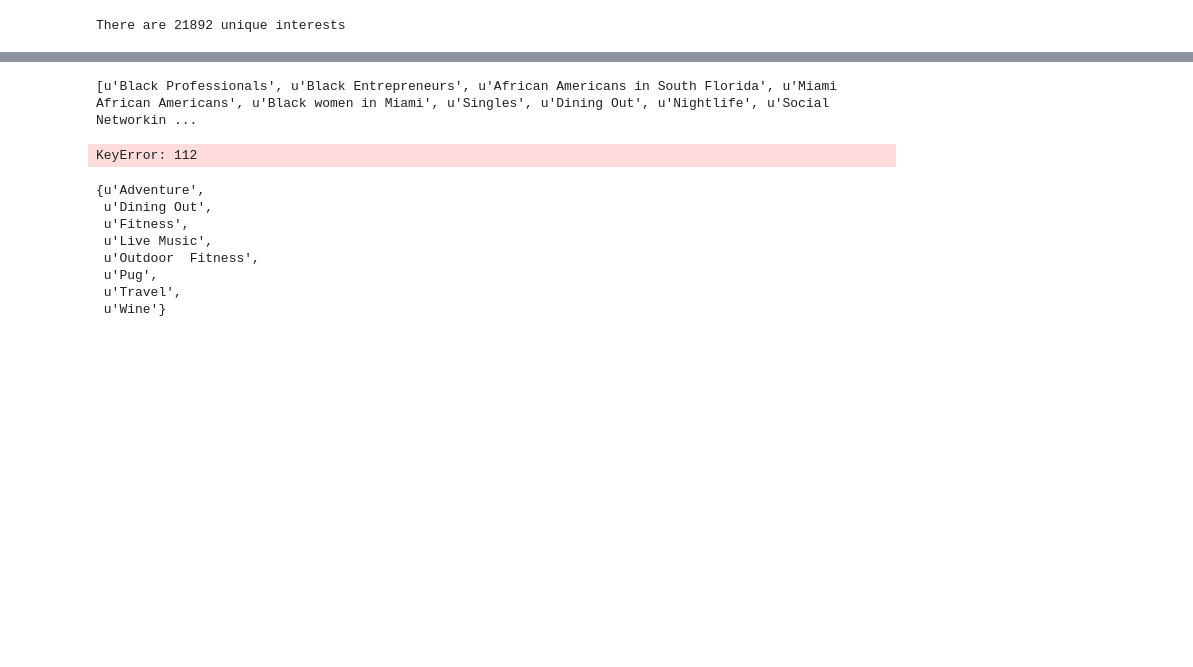
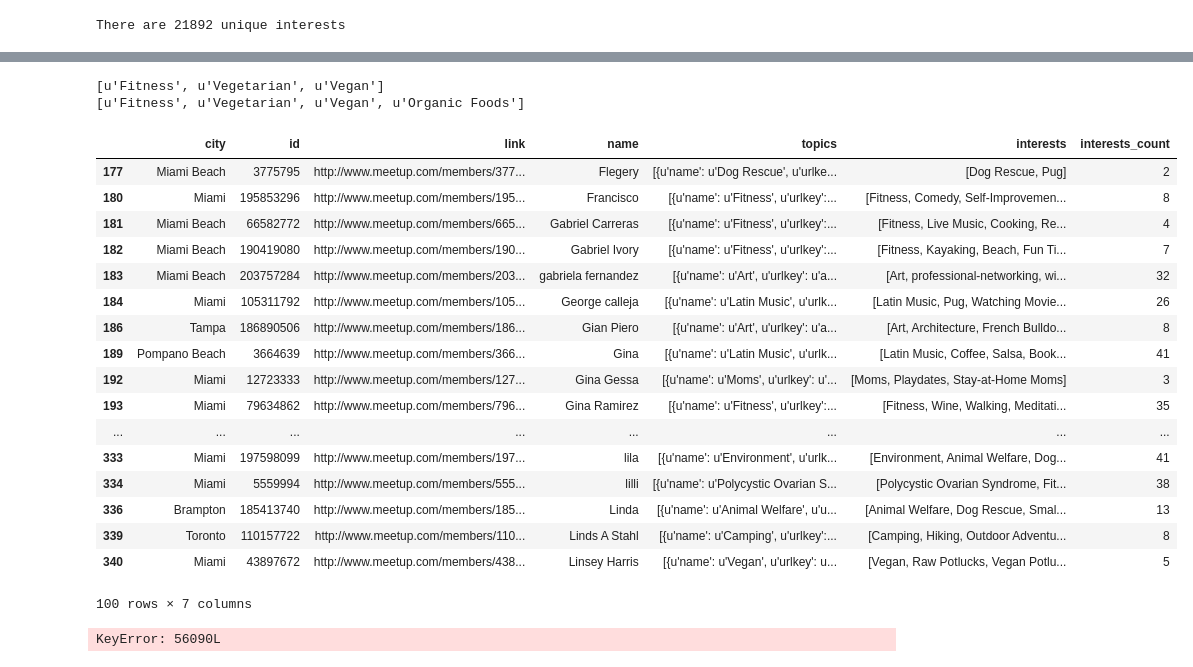
Before and after one commit to ra-phael/Udacity-capstone-project, a Jupyter notebook: Capstone/Capstone project.ipynb, the cells around one changed output, grey strips where cells are left out. Cells and saved outputs as stored; diff of their text form; code cells hidden in the pictures; blank space fills up the shorter version.

```diff
--- a/Capstone/Capstone project.ipynb
+++ b/Capstone/Capstone project.ipynb
@@ -130,19 +178,31 @@ print sims[1,11]
 # %%
-print cl_df["interests"][1]
+print cl_df["interests"][56090]
+print cl_df["interests"][56001]
 # %% [output]
-[u'Black Professionals', u'Black Entrepreneurs', u'African Americans in South Florida', u'Miami African Americans', u'Black women in Miami', u'Singles', u'Dining Out', u'Nightlife', u'Social Networkin ...
+[u'Fitness', u'Vegetarian', u'Vegan']
+[u'Fitness', u'Vegetarian', u'Vegan', u'Organic Foods']
-# %%
-print cl_df[112]
-# %% [output]
-KeyError: 112
+# %%
+cl_df[100:200]
+# %% [output]
+|  | city | id | link | name | topics | interests | interests_count |
+| 177 | Miami Beach | 3775795 | http://www.meetup.com/members/377... | Flegery | [{u'name': u'Dog Rescue', u'urlke... | [Dog Rescue, Pug] | 2 |
+| 180 | Miami | 195853296 | http://www.meetup.com/members/195... | Francisco | [{u'name': u'Fitness', u'urlkey':... | [Fitness, Comedy, Self-Improvemen... | 8 |
+| 181 | Miami Beach | 66582772 | http://www.meetup.com/members/665... | Gabriel Carreras | [{u'name': u'Fitness', u'urlkey':... | [Fitness, Live Music, Cooking, Re... | 4 |
+| 182 | Miami Beach | 190419080 | http://www.meetup.com/members/190... | Gabriel Ivory | [{u'name': u'Fitness', u'urlkey':... | [Fitness, Kayaking, Beach, Fun Ti... | 7 |
+| 183 | Miami Beach | 203757284 | http://www.meetup.com/members/203... | gabriela fernandez | [{u'name': u'Art', u'urlkey': u'a... | [Art, professional-networking, wi... | 32 |
+| 184 | Miami | 105311792 | http://www.meetup.com/members/105... | George calleja | [{u'name': u'Latin Music', u'urlk... | [Latin Music, Pug, Watching Movie... | 26 |
+| 186 | Tampa | 186890506 | http://www.meetup.com/members/186... | Gian Piero | [{u'name': u'Art', u'urlkey': u'a... | [Art, Architecture, French Bulldo... | 8 |
+| 189 | Pompano Beach | 3664639 | http://www.meetup.com/members/366... | Gina | [{u'name': u'Latin Music', u'urlk... | [Latin Music, Coffee, Salsa, Book... | 41 |
+| 192 | Miami | 12723333 | http://www.meetup.com/members/127... | Gina Gessa | [{u'name': u'Moms', u'urlkey': u'... | [Moms, Playdates, Stay-at-Home Moms] | 3 |
+| 193 | Miami | 79634862 | http://www.meetup.com/members/796... | Gina Ramirez | [{u'name': u'Fitness', u'urlkey':... | [Fitness, Wine, Walking, Meditati... | 35 |
+| ... | ... | ... | ... | ... | ... | ... | ... |
+| 333 | Miami | 197598099 | http://www.meetup.com/members/197... | lila | [{u'name': u'Environment', u'urlk... | [Environment, Animal Welfare, Dog... | 41 |
+| 334 | Miami | 5559994 | http://www.meetup.com/members/555... | lilli | [{u'name': u'Polycystic Ovarian S... | [Polycystic Ovarian Syndrome, Fit... | 38 |
+| 336 | Brampton | 185413740 | http://www.meetup.com/members/185... | Linda | [{u'name': u'Animal Welfare', u'u... | [Animal Welfare, Dog Rescue, Smal... | 13 |
+| 339 | Toronto | 110157722 | http://www.meetup.com/members/110... | Linds A Stahl | [{u'name': u'Camping', u'urlkey':... | [Camping, Hiking, Outdoor Adventu... | 8 |
+| 340 | Miami | 43897672 | http://www.meetup.com/members/438... | Linsey Harris | [{u'name': u'Vegan', u'urlkey': u... | [Vegan, Raw Potlucks, Vegan Potlu... | 5 |
+100 rows × 7 columns
 # %%
-set(cl_df["interests"][1]) & set(cl_df["interests"][11])
+set(cl_df["interests"][56090]) & set(cl_df["interests"][11])
 # %% [output]
-{u'Adventure',
- u'Dining Out',
- u'Fitness',
- u'Live Music',
- u'Outdoor  Fitness',
- u'Pug',
- u'Travel',
- u'Wine'}
+KeyError: 56090L
```
Also changed, not shown: parts of 16 cells of this notebook.
